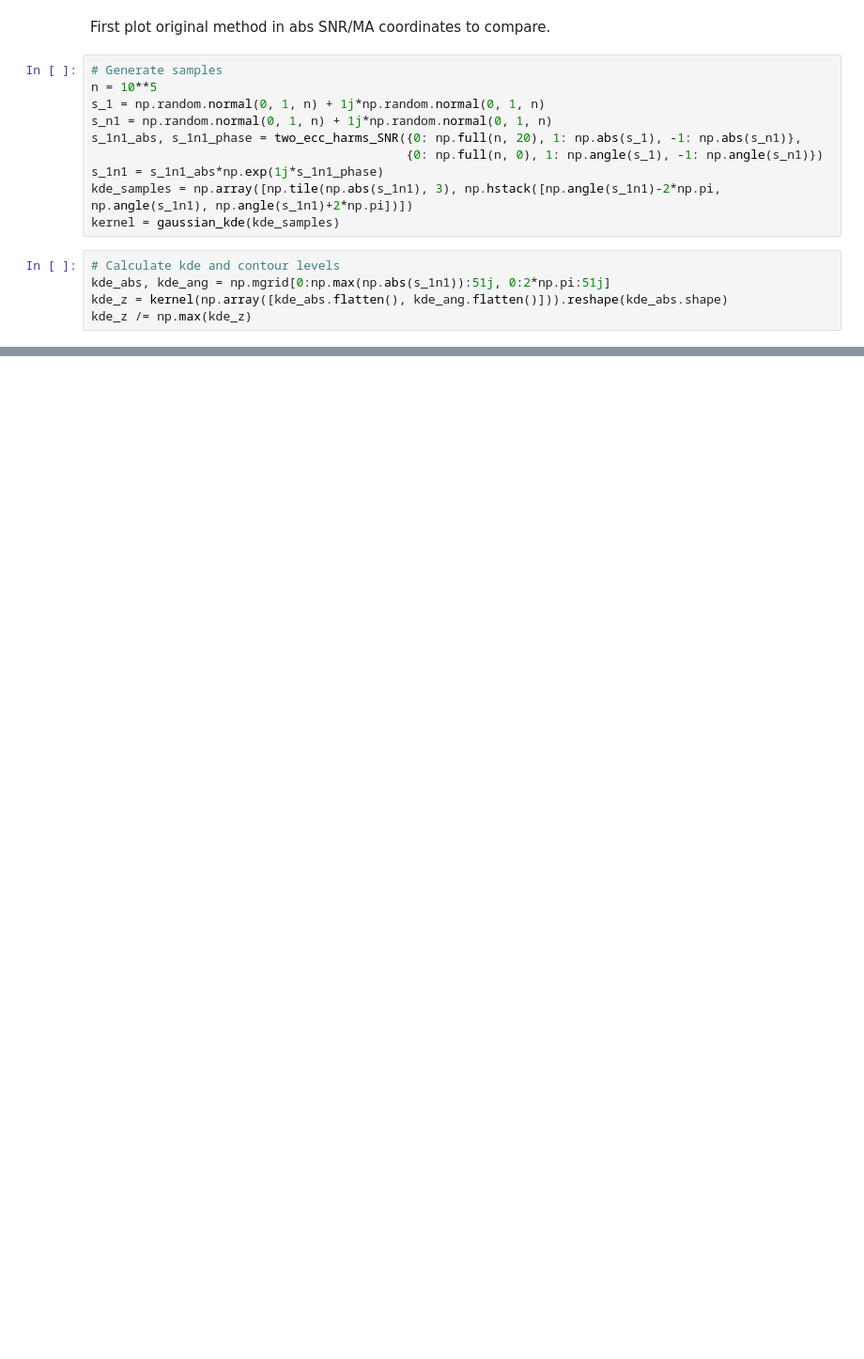
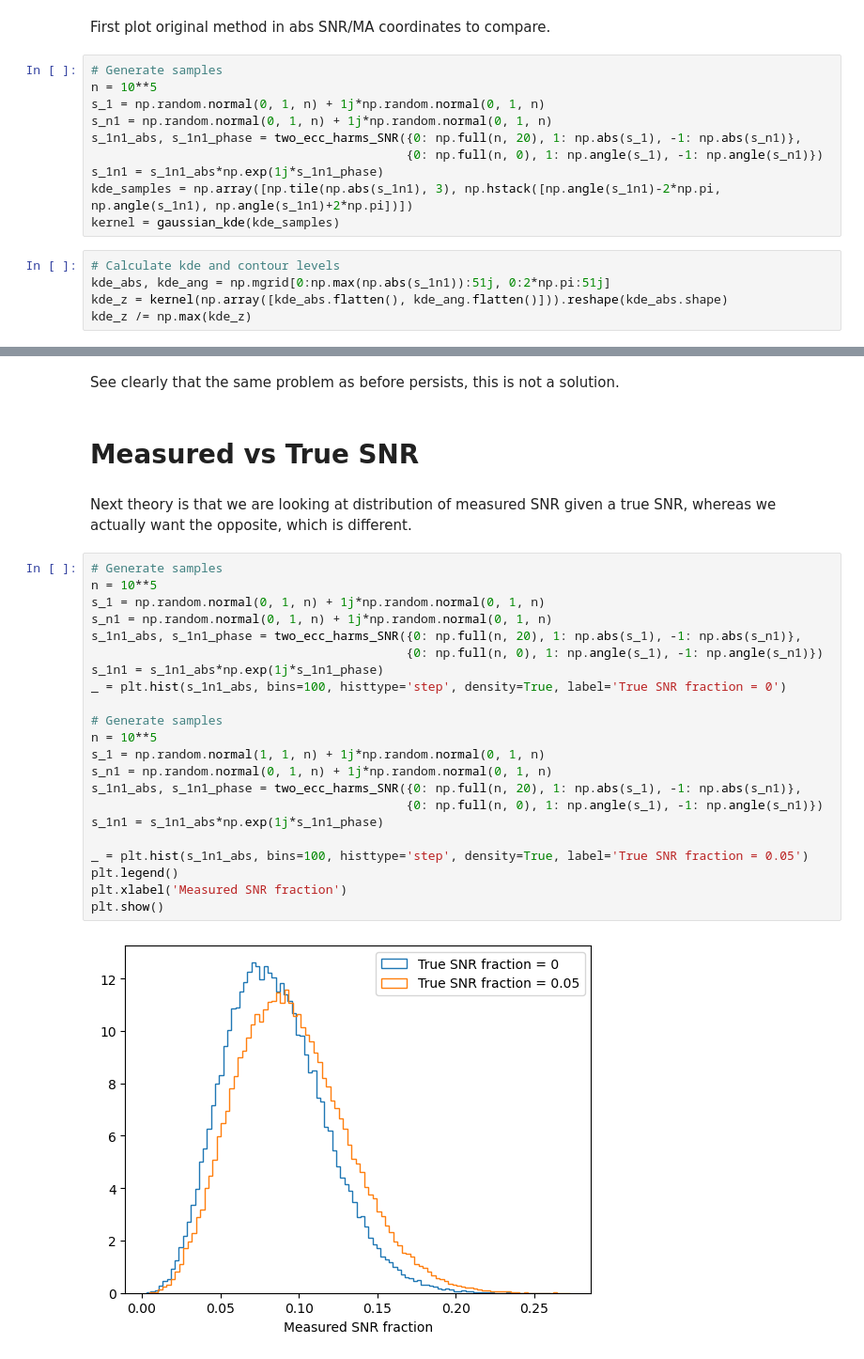
Before and after one commit to BenGPatterson/EccentricBinaries, a Jupyter notebook: notebooks/degen_function.ipynb, the cells around one changed output, grey strips where cells are left out. Shown at 94% size. Cells and saved outputs as stored; diff of their text form; blank space fills up the shorter version.

```diff
--- a/notebooks/degen_function.ipynb
+++ b/notebooks/degen_function.ipynb
@@ -625,0 +616,30 @@ kde_z_1 /= np.max(kde_z_1)
+# %% [markdown]
+See clearly that the same problem as before persists, this is not a solution.
+# %% [markdown]
+# Measured vs True SNR
+# %% [markdown]
+Next theory is that we are looking at distribution of measured SNR given a true SNR, whereas we actually want the opposite, which is different.
+# %%
+# Generate samples
+n = 10**5
+s_1 = np.random.normal(0, 1, n) + 1j*np.random.normal(0, 1, n)
+s_n1 = np.random.normal(0, 1, n) + 1j*np.random.normal(0, 1, n)
+s_1n1_abs, s_1n1_phase = two_ecc_harms_SNR({0: np.full(n, 20), 1: np.abs(s_1), -1: np.abs(s_n1)},
+                                           {0: np.full(n, 0), 1: np.angle(s_1), -1: np.angle(s_n1)})
+s_1n1 = s_1n1_abs*np.exp(1j*s_1n1_phase)
+_ = plt.hist(s_1n1_abs, bins=100, histtype='step', density=True, label='True SNR fraction = 0')
+
+# Generate samples
+n = 10**5
+s_1 = np.random.normal(1, 1, n) + 1j*np.random.normal(0, 1, n)
+s_n1 = np.random.normal(0, 1, n) + 1j*np.random.normal(0, 1, n)
+s_1n1_abs, s_1n1_phase = two_ecc_harms_SNR({0: np.full(n, 20), 1: np.abs(s_1), -1: np.abs(s_n1)},
+                                           {0: np.full(n, 0), 1: np.angle(s_1), -1: np.angle(s_n1)})
+s_1n1 = s_1n1_abs*np.exp(1j*s_1n1_phase)
+
+_ = plt.hist(s_1n1_abs, bins=100, histtype='step', density=True, label='True SNR fraction = 0.05')
+plt.legend()
+plt.xlabel('Measured SNR fraction')
+plt.show()
+# %% [output]
+[figure, added]
```
Also changed, not shown: parts of 30 cells of this notebook, 12 other files.
